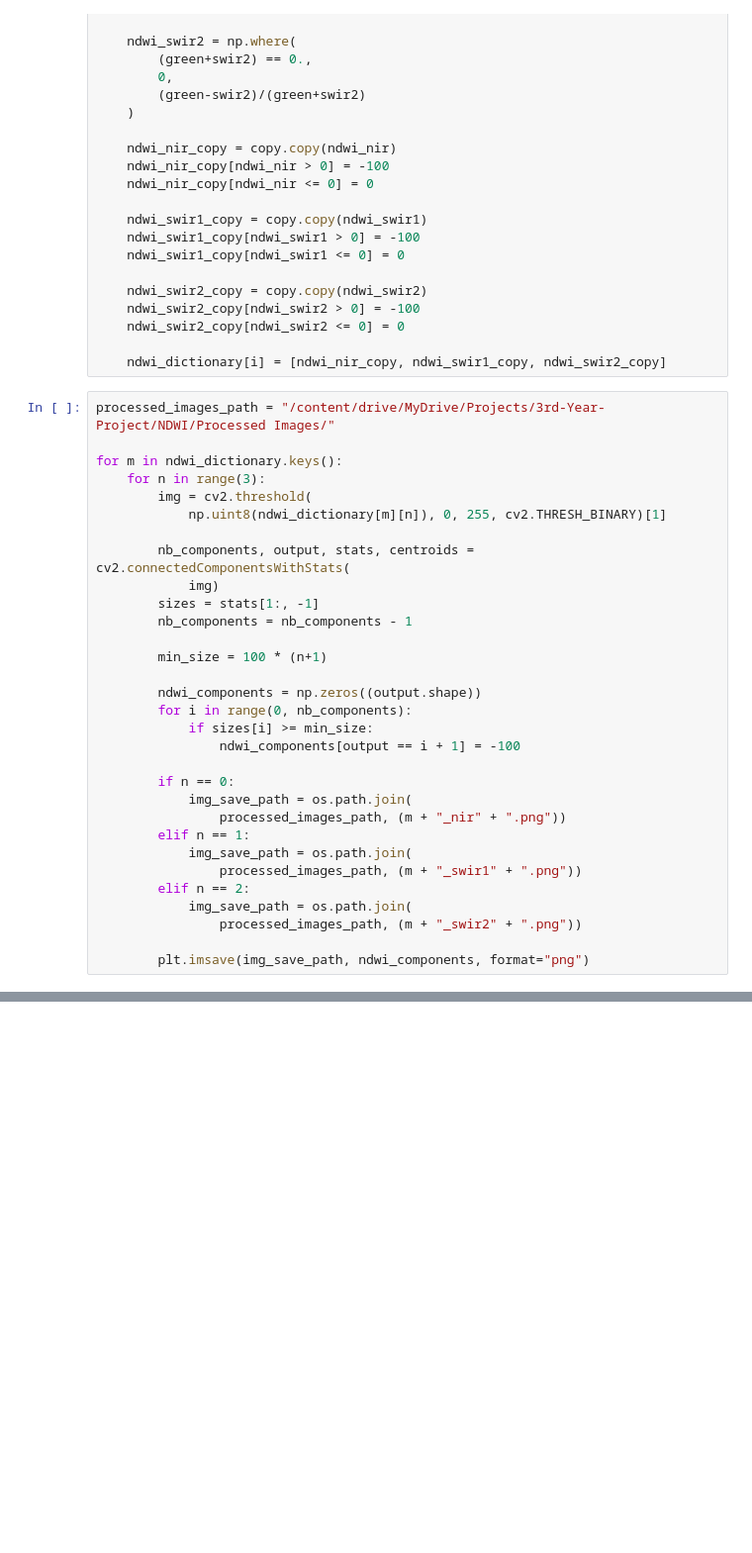
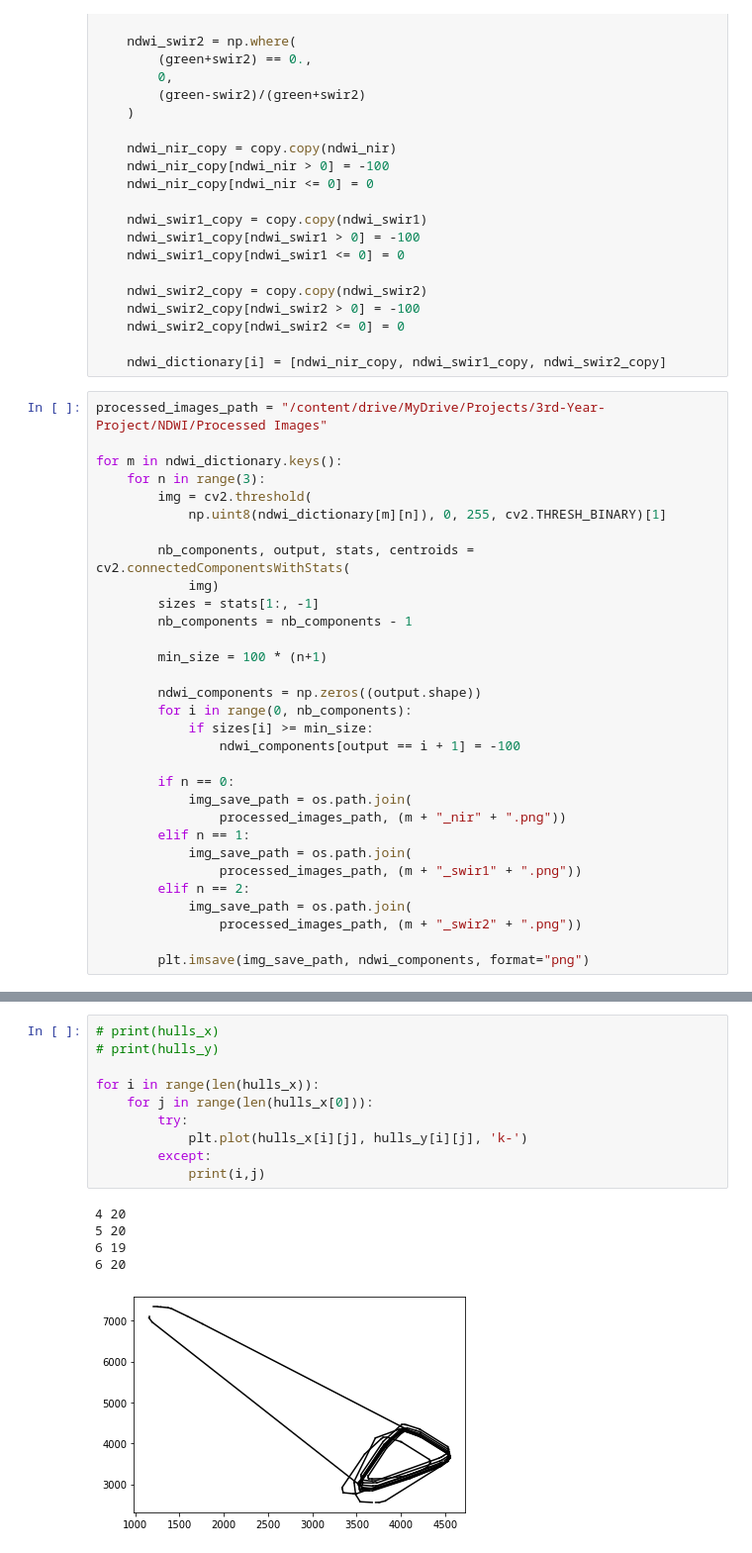
Before and after one commit to vineelsai26/Water-Body-Detection, a Jupyter notebook: NDWI/NDWI_Processing_Automated.ipynb, the cells around one changed output, grey strips where cells are left out. Shown at 99% size. Drawn from its saved outputs; the diff is of its cells as text; blank space fills up the shorter version.

```diff
--- a/NDWI/NDWI_Processing_Automated.ipynb
+++ b/NDWI/NDWI_Processing_Automated.ipynb
@@ -93,7 +114,7 @@ for i in images_path_dictionary.keys():
 
     ndwi_dictionary[i] = [ndwi_nir_copy, ndwi_swir1_copy, ndwi_swir2_copy]
 # %%
-processed_images_path = "/content/drive/MyDrive/Projects/3rd-Year-Project/NDWI/Processed Images/"
+processed_images_path = "/content/drive/MyDrive/Projects/3rd-Year-Project/NDWI/Processed Images"
 
 for m in ndwi_dictionary.keys():
     for n in range(3):
@@ -125,0 +313,16 @@ for m in ndwi_dictionary.keys():
+# %%
+# print(hulls_x)
+# print(hulls_y)
+
+for i in range(len(hulls_x)):
+    for j in range(len(hulls_x[0])):
+        try:
+            plt.plot(hulls_x[i][j], hulls_y[i][j], 'k-')
+        except:
+            print(i,j)
+# %% [output]
+4 20
+5 20
+6 19
+6 20
+[figure, added]
```
Also changed, not shown: parts of 33 cells of this notebook, 6 other files.
